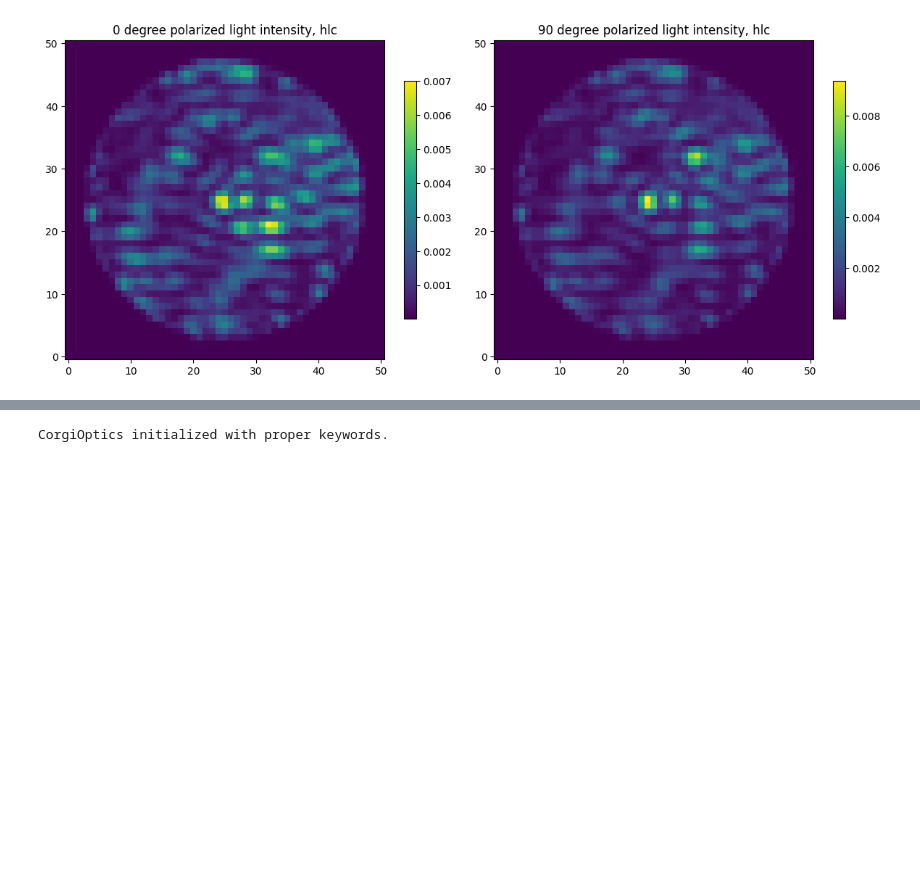
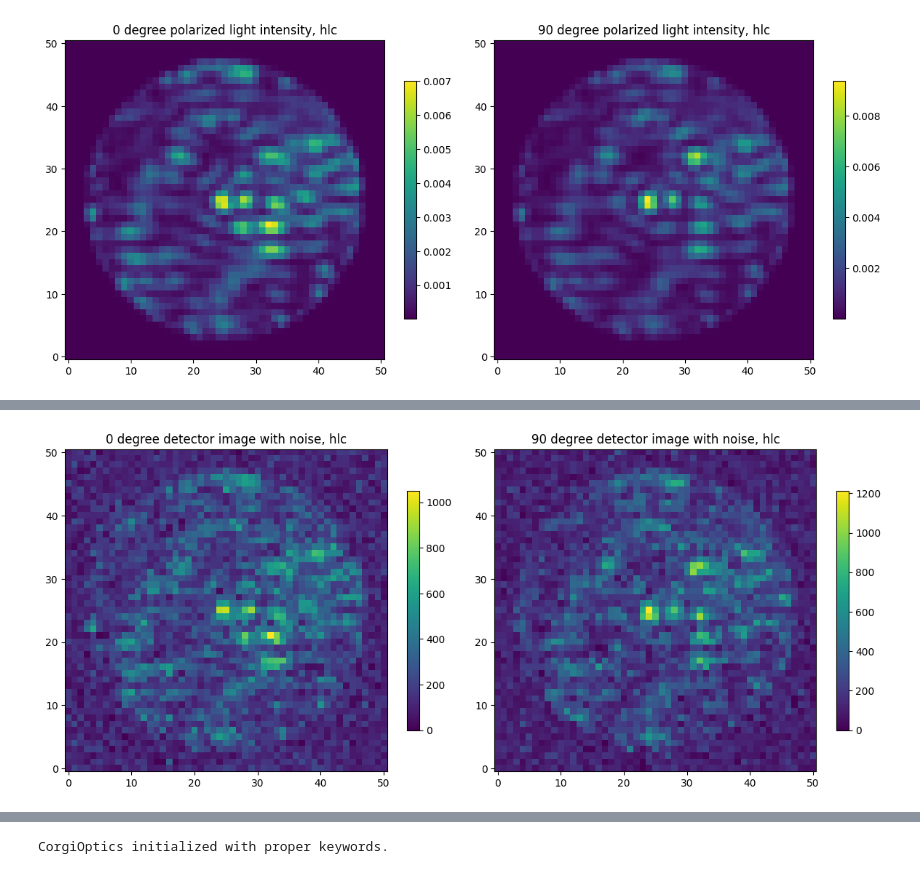
Before and after one commit to roman-corgi/corgisim, a Jupyter notebook: examples/polarimetry_example.ipynb, the cells around one changed output, grey strips where cells are left out. Saved outputs shown, nothing was run; the diff lists cells and outputs as text; code cells hidden in the pictures; blank space fills up the shorter version.

Commit message:
detector placement for polarimetry mode

```diff
--- a/examples/polarimetry_example.ipynb
+++ b/examples/polarimetry_example.ipynb
@@ -70,0 +71,30 @@ co = plt.colorbar(shrink=0.7)
+# %%
+#generate detector image for 0/90 angle
+gain =100
+cr_rate = 0
+emccd_keywords ={'em_gain':gain, 'cr_rate':cr_rate}
+detector = instrument.CorgiDetector(emccd_keywords)
+# %%
+#subframe detector image 0/90
+exptime = 10000
+sim_scene = detector.generate_detector_image(sim_scene,exptime)
+image_tot_corgi_sub_0= sim_scene.image_on_detector.data[0]
+image_tot_corgi_sub_90= sim_scene.image_on_detector.data[1]
+# %%
+#plot subframes
+fig, axes = plt.subplots(1, 2, figsize=(12, 5))
+
+# Plot the first image
+im1 = axes[0].imshow(image_tot_corgi_sub_0, origin='lower')
+axes[0].set_title('0 degree detector image with noise, hlc')
+plt.colorbar(im1, ax=axes[0], shrink=0.7)
+
+# Plot the second image
+im2 = axes[1].imshow(image_tot_corgi_sub_90, origin='lower')
+axes[1].set_title('90 degree detector image with noise, hlc')
+plt.colorbar(im2, ax=axes[1], shrink=0.7)
+
+plt.tight_layout()
+plt.show()
+# %% [output]
+[figure, added]
```
Also changed, not shown: parts of 13 cells of this notebook, 1 other file.
